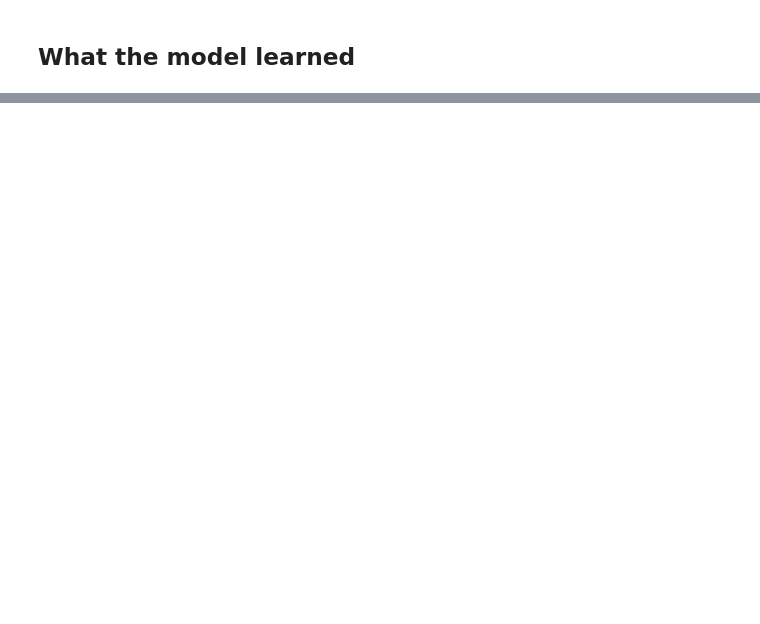
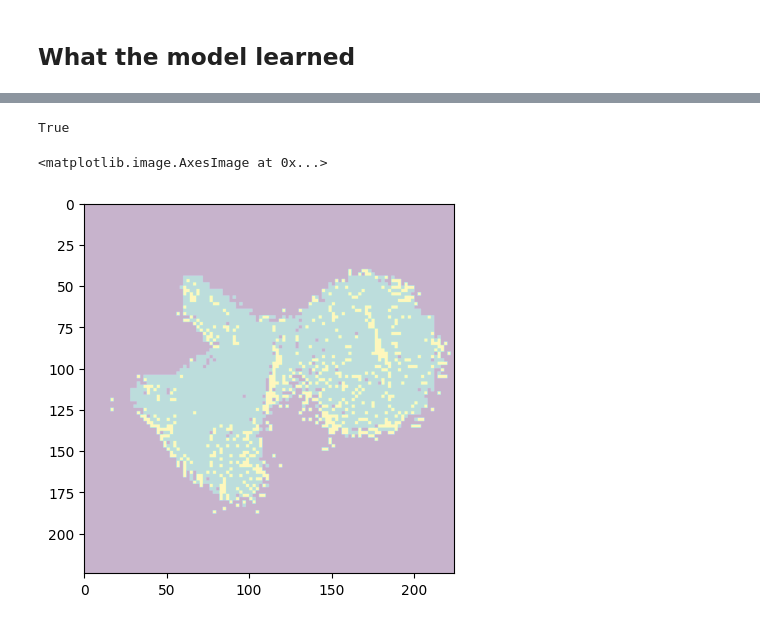
Before and after one commit to Mixa26/Picture_segmentation, a Jupyter notebook: picture-segmentation.ipynb, the cells around one changed output, grey strips where cells are left out. Drawn from its saved outputs; the diff is of its cells as text; code cells hidden in the pictures; blank space fills up the shorter version.

```diff
--- a/picture-segmentation.ipynb
+++ b/picture-segmentation.ipynb
@@ -450,3 +534,15 @@ show_preprocessed_image_and_mask(all_imgs_loaded[0], (x[0], Y[0]))
+# %%
+z = (np.argmax(prediction, axis=2)).astype(int)
+# %%
+np.any(np.argmax(z, axis=1)>0)
+# %% [output]
+True
+# %%
+fig, ax = plt.subplots()
+ax.imshow(z, alpha=0.3, extent=(0, z.shape[1], z.shape[0], 0))
+# %% [output]
+<matplotlib.image.AxesImage at 0x...>
+[figure, added]
 # %%
 def model_prediction_visualization(img_index_in_train):
     img = train_x[img_index_in_train]
```
Also changed, not shown: parts of 37 cells of this notebook.
